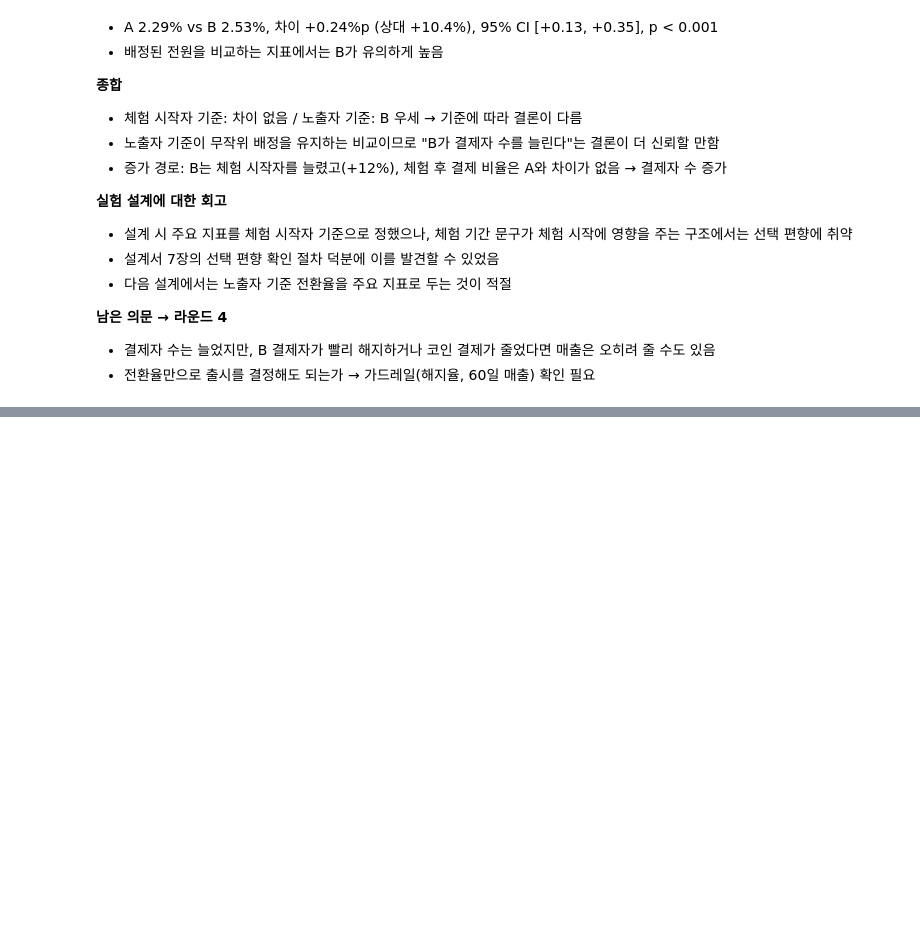
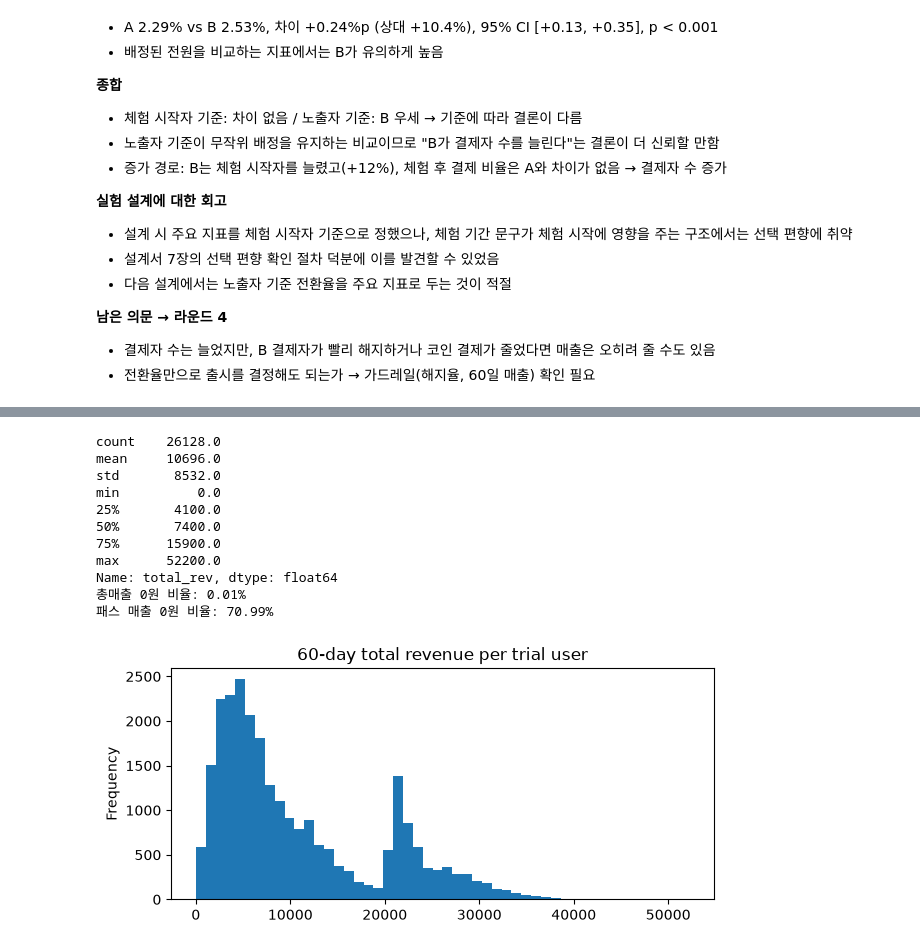
Before and after one commit to YURI0822/webnovel-pass-ab-test, a Jupyter notebook: notebooks/03_ab_test_analysis.ipynb, the cells around one changed output, grey strips where cells are left out. Cells and saved outputs as stored; diff of their text form; code cells hidden in the pictures; blank space fills up the shorter version.

```diff
--- a/notebooks/03_ab_test_analysis.ipynb
+++ b/notebooks/03_ab_test_analysis.ipynb
@@ -537,0 +675,66 @@ test_results.round(3)
+# %%
+from scipy.stats import ttest_ind
+
+trial_df = user_df[user_df["start_trial"] == 1]
+
+print(trial_df["total_rev"].describe().round(0))
+print(f"총매출 0원 비율: {(trial_df['total_rev'] == 0).mean():.2%}")
+print(f"패스 매출 0원 비율: {(trial_df['pass_rev'] == 0).mean():.2%}")
+
+trial_df["total_rev"].plot(kind="hist", bins=50, figsize=(7, 3),
+                           title="60-day total revenue per trial user")
+plt.show()
+
+
+N_BOOT = 2000
+rng = np.random.default_rng(42)
+
+def compare_means(name, df, col):
+    """B - A 평균 차이: Welch t-검정과 부트스트랩 95% CI"""
+    a = df.loc[df["variant"] == "A", col].to_numpy()
+    b = df.loc[df["variant"] == "B", col].to_numpy()
+    diff = b.mean() - a.mean()
+
+    # Welch t-검정 (두 그룹 분산이 달라도 되는 t-검정)
+    t_p = ttest_ind(b, a, equal_var=False).pvalue
+
+    # 부트스트랩: 그룹별로 복원 추출 → 평균 차이를 N_BOOT번 계산
+    boot = np.array([
+        rng.choice(b, len(b)).mean() - rng.choice(a, len(a)).mean()
+        for _ in range(N_BOOT)
+    ])
+    ci_low, ci_high = np.percentile(boot, [2.5, 97.5])
+
+    return {
+        "지표": name,
+        "A 평균(원)": a.mean(),
+        "B 평균(원)": b.mean(),
+        "차이(원)": diff,
+        "상대 차이(%)": diff / a.mean() * 100,
+        "부트스트랩 95% CI 하한": ci_low,
+        "부트스트랩 95% CI 상한": ci_high,
+        "Welch t p-value": t_p,
+        "유의": "✅" if (ci_low > 0 or ci_high < 0) else "-",   # CI가 0을 포함하지 않으면 유의
+    }
+
+# ── 총매출 + 분해(패스 / 코인) ──
+rev_results = pd.DataFrame([
+    compare_means("60일 총매출", trial_df, "total_rev"),
+    compare_means("  └ 패스 매출", trial_df, "pass_rev"),
+    compare_means("  └ 코인 매출", trial_df, "coin_rev"),
+]).set_index("지표")
+
+rev_results.round(1)
+# %% [output]
+count    26128.0
+mean     10696.0
+std       8532.0
+min          0.0
+25%       4100.0
+50%       7400.0
+75%      15900.0
+max      52200.0
+Name: total_rev, dtype: float64
+총매출 0원 비율: 0.01%
+패스 매출 0원 비율: 70.99%
+[figure, added]
```
Also changed, not shown: parts of 6 cells of this notebook.
